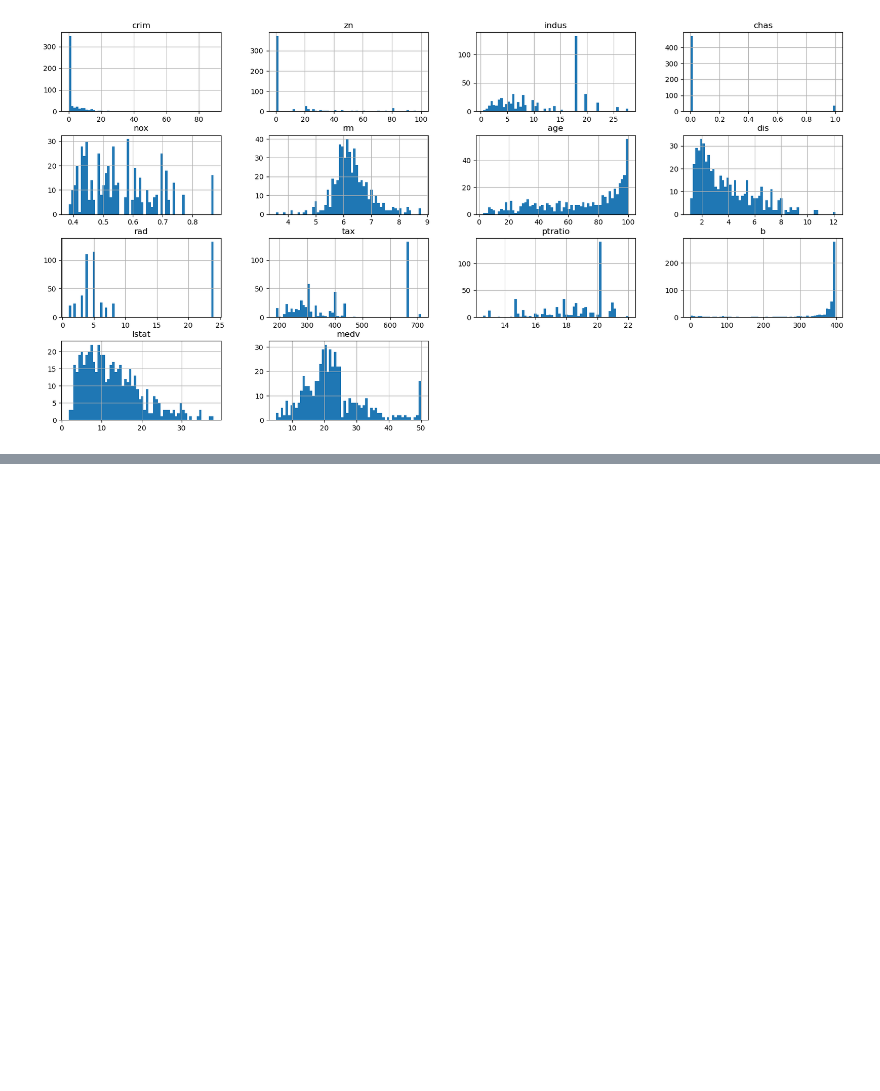
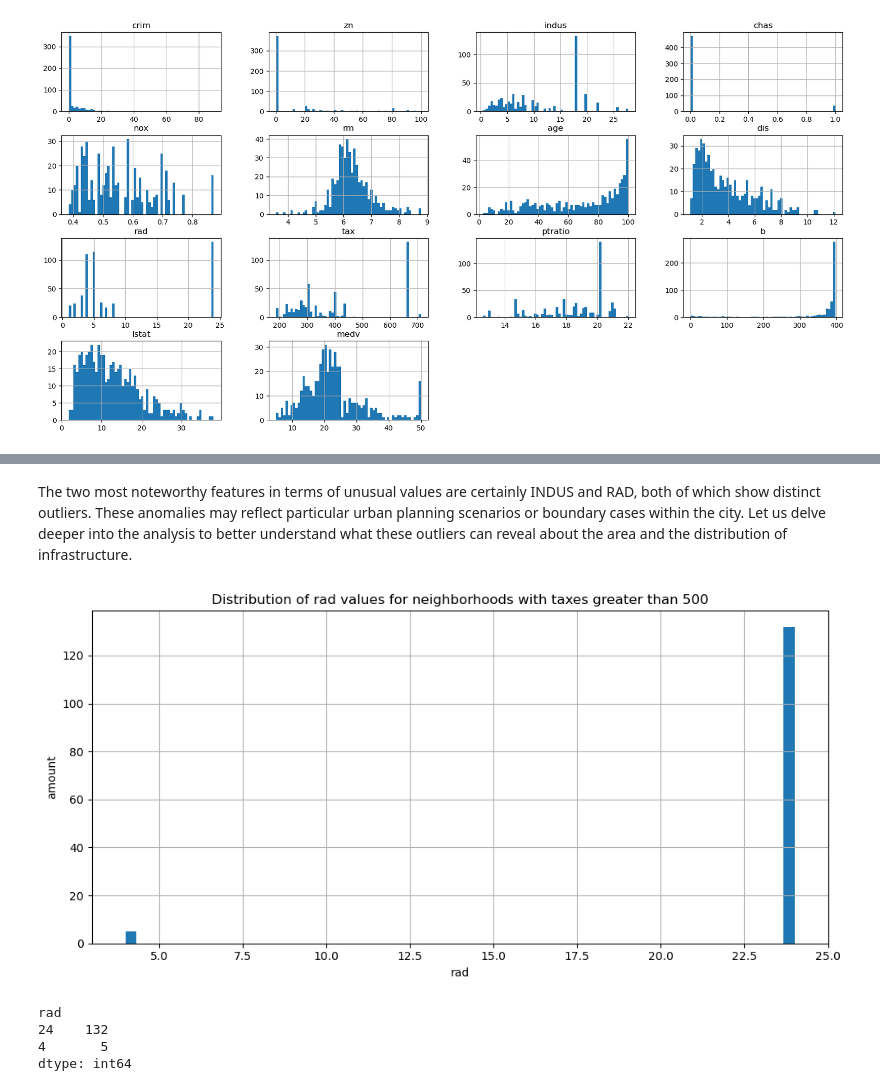
Before and after one commit to danielenotarangelo/EDA-projects, a Jupyter notebook: Boston House Price EDA/Boston_House_Price_EDA.ipynb, the cells around one changed output, grey strips where cells are left out. Saved outputs shown, nothing was run; the diff lists cells and outputs as text; code cells hidden in the pictures; blank space fills up the shorter version.

```diff
--- a/Boston House Price EDA/Boston_House_Price_EDA.ipynb
+++ b/Boston House Price EDA/Boston_House_Price_EDA.ipynb
@@ -107,0 +147,18 @@ array([[<Axes: title={'center': 'crim'}>, <Axes: title={'center': 'zn'}>,
+# %% [markdown]
+The two most noteworthy features in terms of unusual values are certainly INDUS and RAD, both of which show distinct outliers. These anomalies may reflect particular urban planning scenarios or boundary cases within the city. Let us delve deeper into the analysis to better understand what these outliers can reveal about the area and the distribution of infrastructure.
+# %%
+high_tax['rad'].hist(figsize=(10, 5), bins=60)
+plt.title('Distribution of rad values for neighborhoods with taxes greater than 500')
+plt.xlabel('rad')
+plt.ylabel('amount')
+plt.tight_layout()
+plt.show()
+# %% [output]
+[figure, added]
+# %%
+high_tax.value_counts('rad')
+# %% [output]
+rad
+24    132
+4       5
+dtype: int64
```
Also changed, not shown: parts of 15 cells of this notebook.
